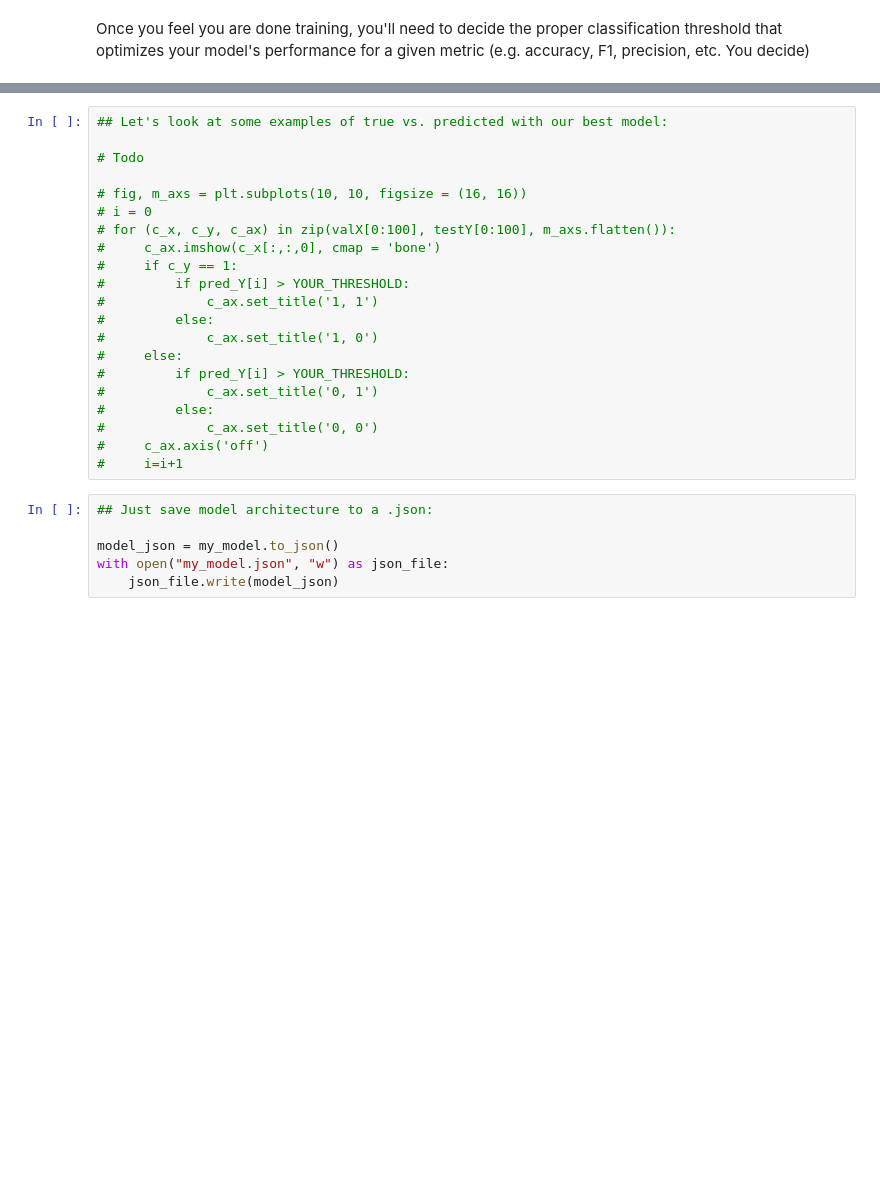
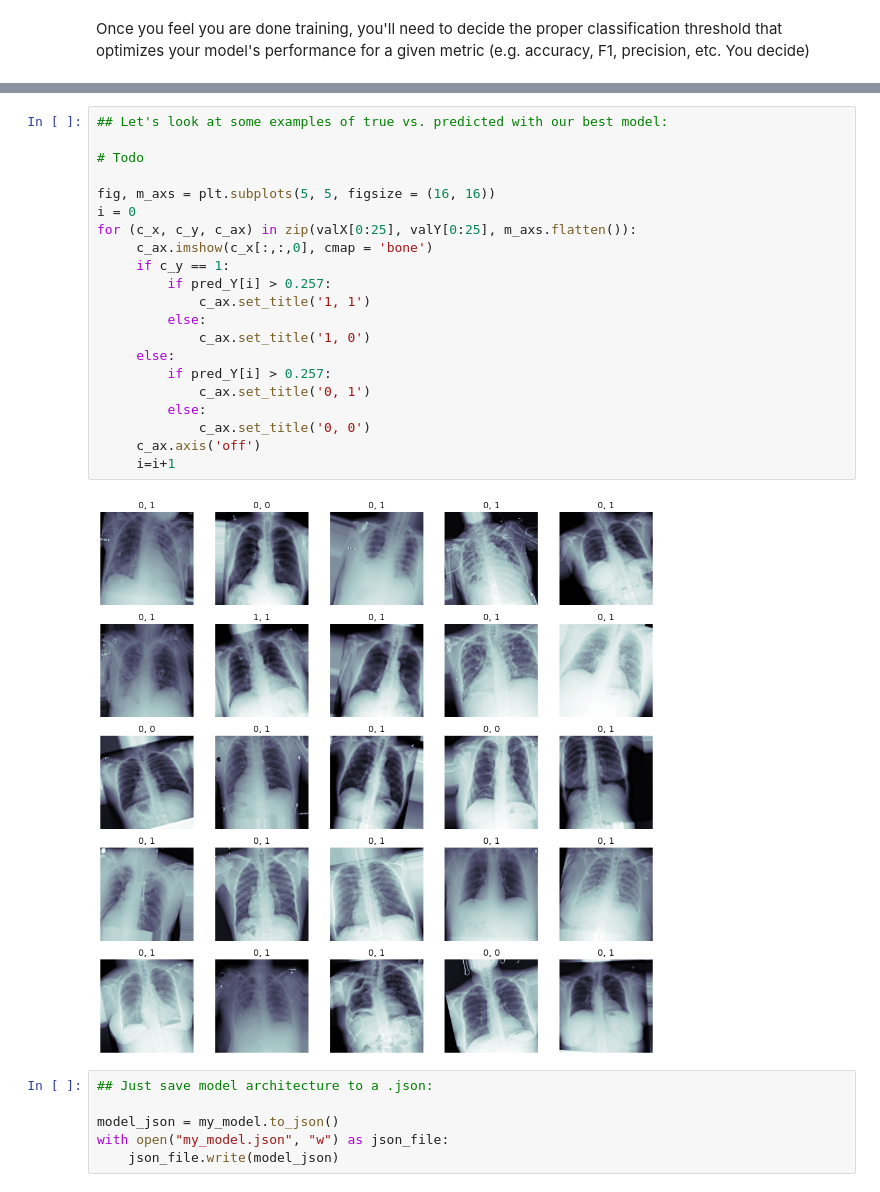
Before and after one commit to paul-reiners/pneumonia-detection-chest-x-rays, a Jupyter notebook: Build and train model.ipynb, the cells around one changed output, grey strips where cells are left out. Cells and saved outputs as stored; diff of their text form; blank space fills up the shorter version.

```diff
--- a/Build and train model.ipynb
+++ b/Build and train model.ipynb
@@ -415,24 +449,26 @@ Once you feel you are done training, you'll need to decide the proper classifica
 # %%
 ## Let's look at some examples of true vs. predicted with our best model:
 
 # Todo
 
-# fig, m_axs = plt.subplots(10, 10, figsize = (16, 16))
-# i = 0
-# for (c_x, c_y, c_ax) in zip(valX[0:100], testY[0:100], m_axs.flatten()):
-#     c_ax.imshow(c_x[:,:,0], cmap = 'bone')
-#     if c_y == 1:
-#         if pred_Y[i] > YOUR_THRESHOLD:
-#             c_ax.set_title('1, 1')
-#         else:
-#             c_ax.set_title('1, 0')
-#     else:
-#         if pred_Y[i] > YOUR_THRESHOLD:
-#             c_ax.set_title('0, 1')
-#         else:
-#             c_ax.set_title('0, 0')
-#     c_ax.axis('off')
-#     i=i+1
+fig, m_axs = plt.subplots(5, 5, figsize = (16, 16))
+i = 0
+for (c_x, c_y, c_ax) in zip(valX[0:25], valY[0:25], m_axs.flatten()):
+     c_ax.imshow(c_x[:,:,0], cmap = 'bone')
+     if c_y == 1:
+         if pred_Y[i] > 0.257:
+             c_ax.set_title('1, 1')
+         else:
+             c_ax.set_title('1, 0')
+     else:
+         if pred_Y[i] > 0.257:
+             c_ax.set_title('0, 1')
+         else:
+             c_ax.set_title('0, 0')
+     c_ax.axis('off')
+     i=i+1
+# %% [output]
+[figure, added]
 # %%
 ## Just save model architecture to a .json:
 
```
Also changed, not shown: parts of 12 cells of this notebook.
